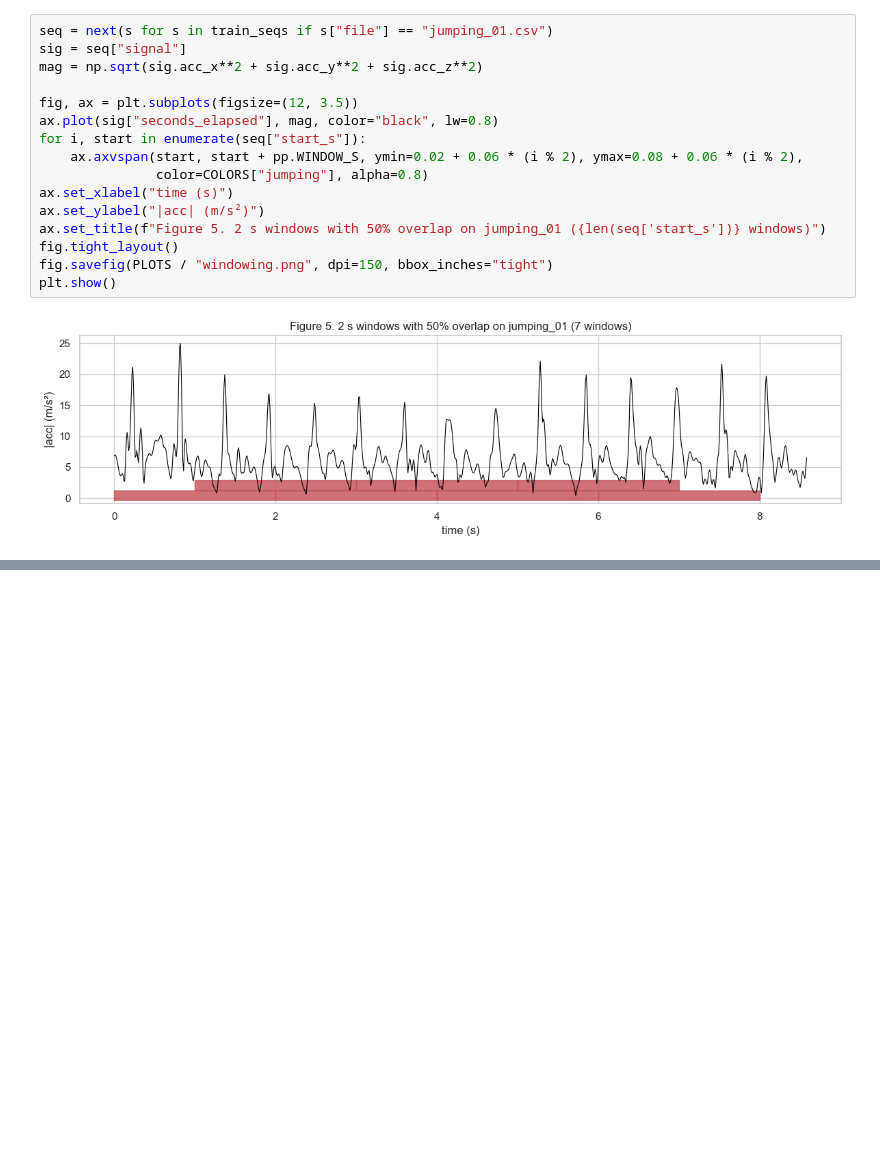
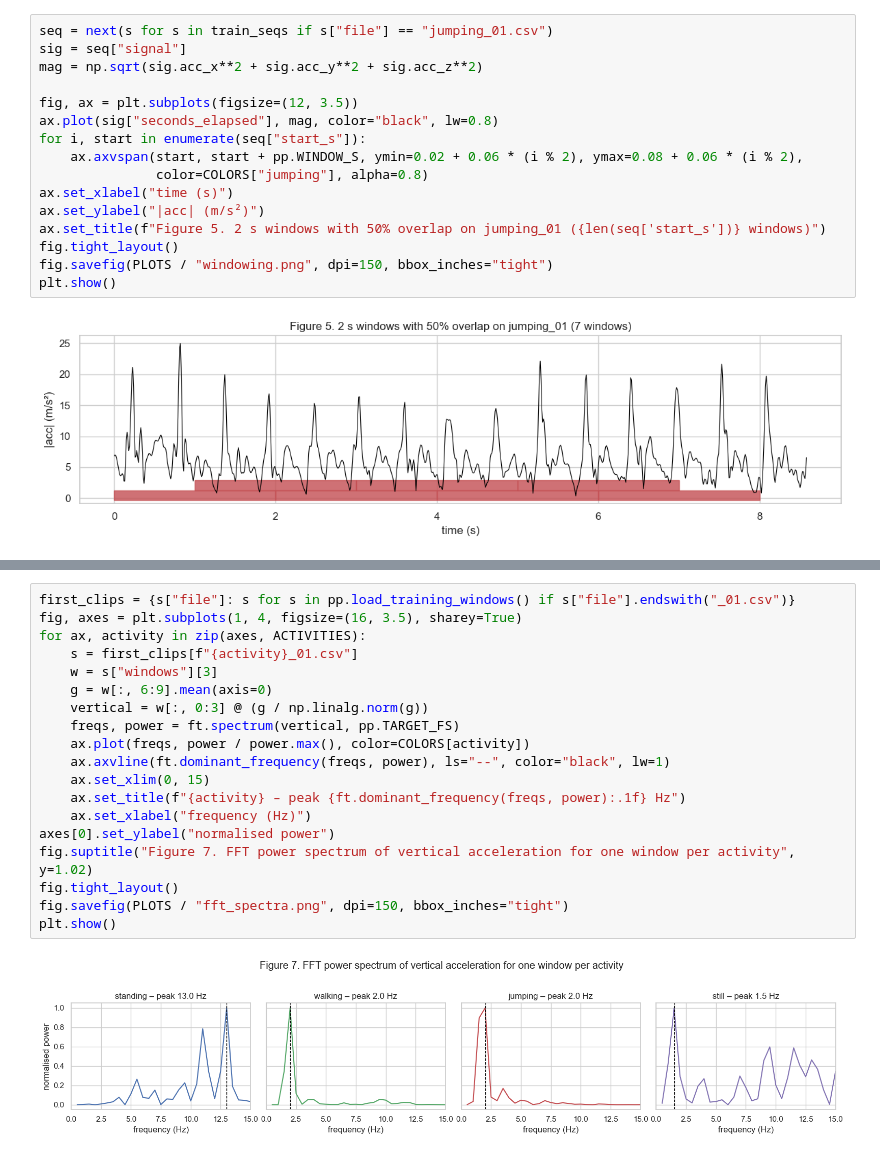
Before and after one commit to mukunzindahiro-max/hmm-activity-recognition, a Jupyter notebook: har_hmm.ipynb, the cells around one changed output, grey strips where cells are left out. Cells and saved outputs as stored; diff of their text form; blank space fills up the shorter version.

```diff
--- a/har_hmm.ipynb
+++ b/har_hmm.ipynb
@@ -212,0 +281,21 @@ plt.show()
+# %%
+first_clips = {s["file"]: s for s in pp.load_training_windows() if s["file"].endswith("_01.csv")}
+fig, axes = plt.subplots(1, 4, figsize=(16, 3.5), sharey=True)
+for ax, activity in zip(axes, ACTIVITIES):
+    s = first_clips[f"{activity}_01.csv"]
+    w = s["windows"][3]
+    g = w[:, 6:9].mean(axis=0)
+    vertical = w[:, 0:3] @ (g / np.linalg.norm(g))
+    freqs, power = ft.spectrum(vertical, pp.TARGET_FS)
+    ax.plot(freqs, power / power.max(), color=COLORS[activity])
+    ax.axvline(ft.dominant_frequency(freqs, power), ls="--", color="black", lw=1)
+    ax.set_xlim(0, 15)
+    ax.set_title(f"{activity} – peak {ft.dominant_frequency(freqs, power):.1f} Hz")
+    ax.set_xlabel("frequency (Hz)")
+axes[0].set_ylabel("normalised power")
+fig.suptitle("Figure 7. FFT power spectrum of vertical acceleration for one window per activity", y=1.02)
+fig.tight_layout()
+fig.savefig(PLOTS / "fft_spectra.png", dpi=150, bbox_inches="tight")
+plt.show()
+# %% [output]
+[figure, added]
```
Also changed, not shown: parts of 8 cells of this notebook, 8 other files.
